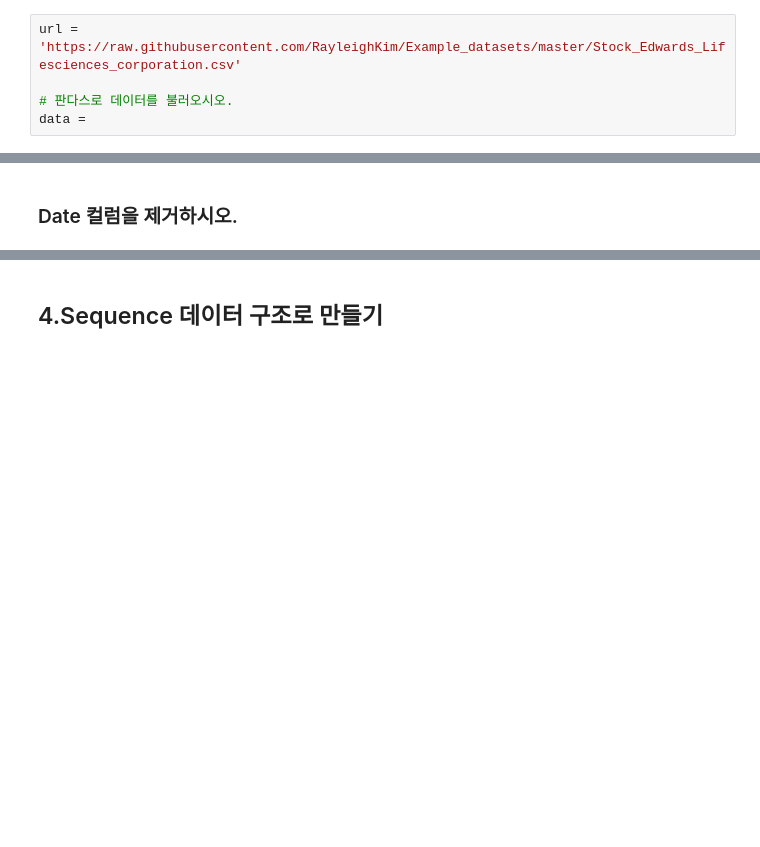
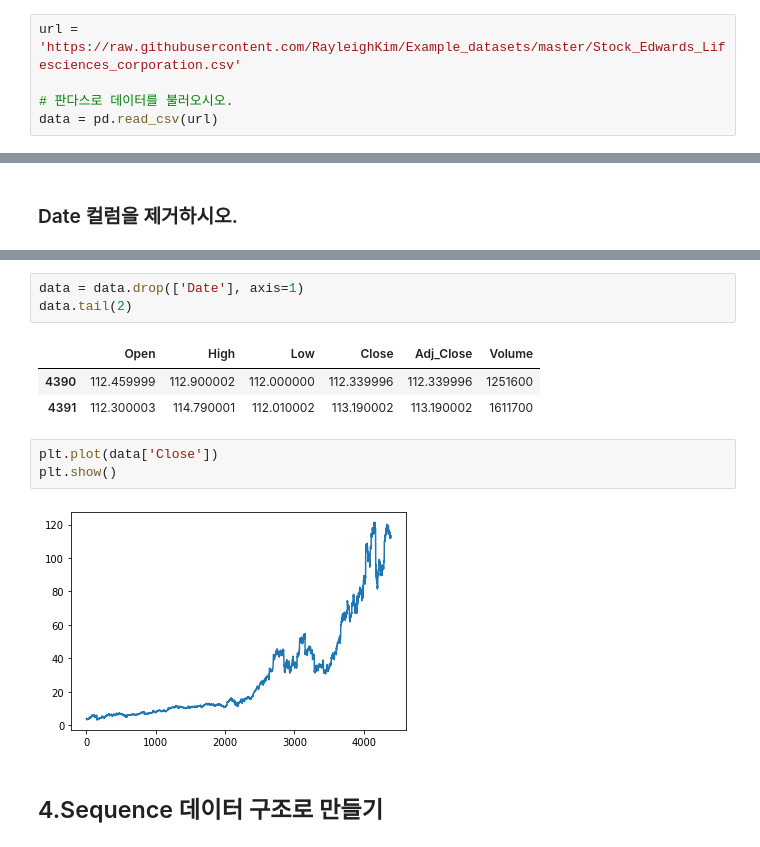
Before and after one commit to Jihwan98/aivle_school, a Jupyter notebook: 2023.03.27_언어지능 딥러닝_실습자료/01_Sequence_Models/0_1_Exercise.ipynb, the cells around one changed output, grey strips where cells are left out. Cells and saved outputs as stored; diff of their text form; blank space fills up the shorter version.

```diff
--- a/2023.03.27_언어지능 딥러닝_실습자료/01_Sequence_Models/0_1_Exercise.ipynb
+++ b/2023.03.27_언어지능 딥러닝_실습자료/01_Sequence_Models/0_1_Exercise.ipynb
@@ -20,7 +28,7 @@
 url = 'https://raw.githubusercontent.com/RayleighKim/Example_datasets/master/Stock_Edwards_Lifesciences_corporation.csv'
 
 # 판다스로 데이터를 불러오시오.
-data =
+data = pd.read_csv(url)
 # %% [markdown]
 ##3.데이터 준비
 # %% [markdown]
@@ -28,3 +47,15 @@ data =
+# %%
+data = data.drop(['Date'], axis=1)
+data.tail(2)
+# %% [output]
+|  | Open | High | Low | Close | Adj_Close | Volume |
+| 4390 | 112.459999 | 112.900002 | 112.000000 | 112.339996 | 112.339996 | 1251600 |
+| 4391 | 112.300003 | 114.790001 | 112.010002 | 113.190002 | 113.190002 | 1611700 |
+# %%
+plt.plot(data['Close'])
+plt.show()
+# %% [output]
+[figure, added]
 # %% [markdown]
 ## 4.Sequence 데이터 구조로 만들기
 # %% [markdown]
```
Also changed, not shown: parts of 18 cells of this notebook, 1 other file.
